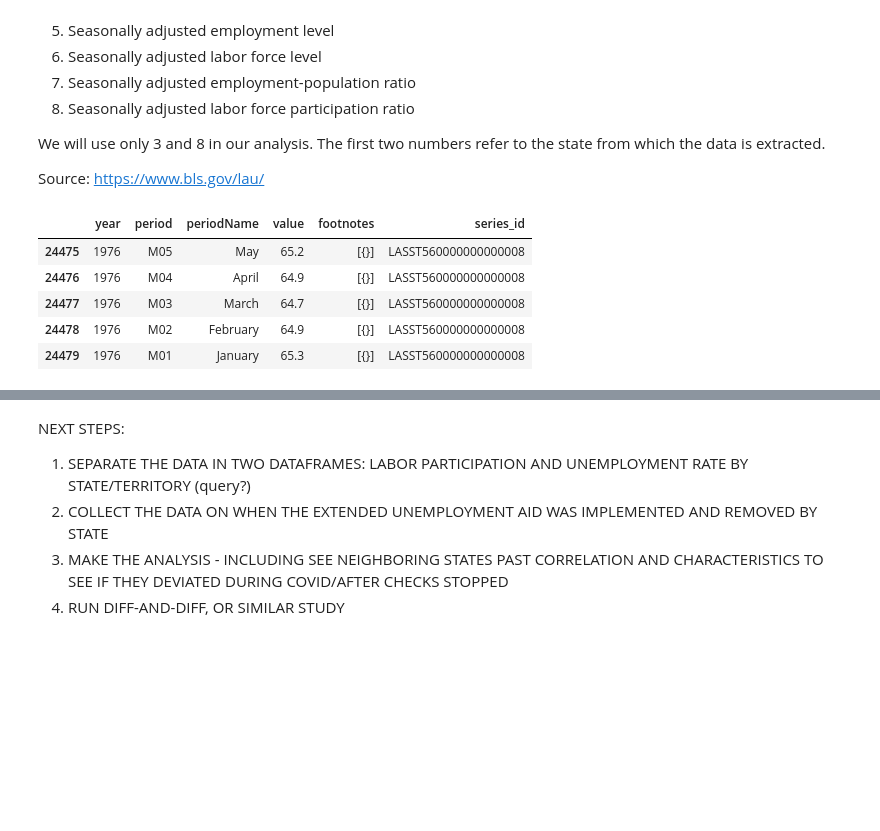
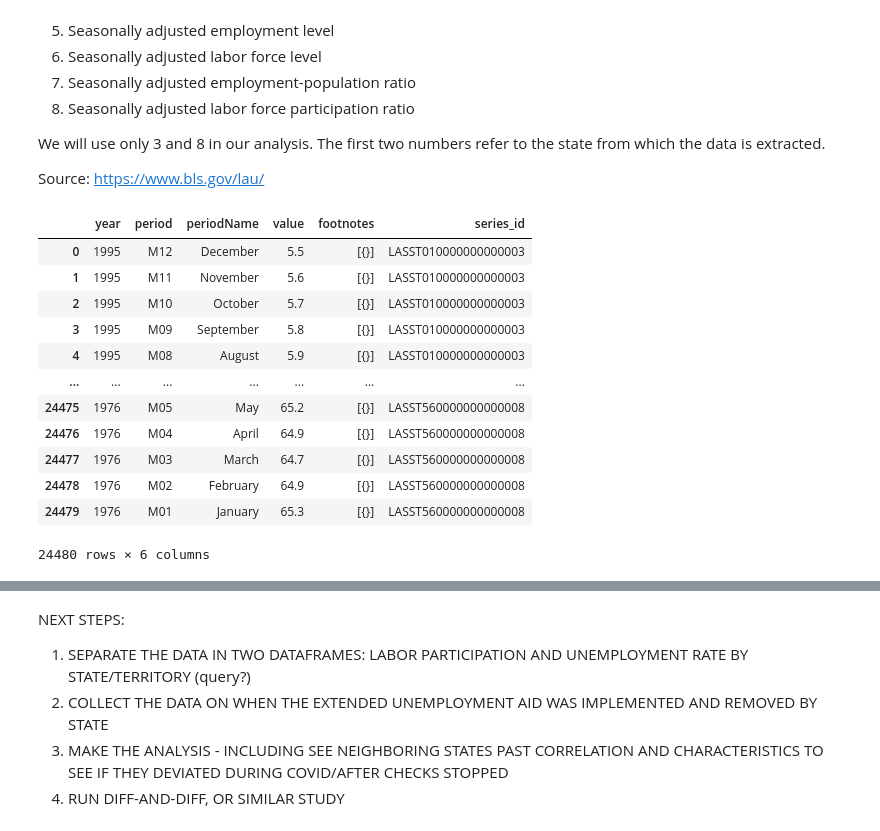
Before and after one commit to vgm236/ferrante_moreira_data_project, a Jupyter notebook: app/ferrante_moreira_project.ipynb, the cells around one changed output, grey strips where cells are left out. Drawn from its saved outputs; the diff is of its cells as text; code cells hidden in the pictures; blank space fills up the shorter version.

```diff
--- a/app/ferrante_moreira_project.ipynb
+++ b/app/ferrante_moreira_project.ipynb
@@ -368,10 +368,10 @@ series_ids = [
 ]
 
 # make requests, get responses
-responses = request_for_series(series_ids, "1976", "2020", apikey=apikey)
+responses1 = request_for_series(series_ids, "1976", "1995", apikey=apikey)
 
 # validate the responses
-[check_response(r) for r in responses]
+[check_response(r) for r in responses1]
 
 # extract data and metadata from responses
-df, metadata = unpack_all_responses(responses)
+df1, metadata1 = unpack_all_responses(responses1)
@@ -378,10 +386,17 @@ df, metadata = unpack_all_responses(responses)
 # %%
-df.tail()
+df1
 # %% [output]
 |  | year | period | periodName | value | footnotes | series_id |
+| 0 | 1995 | M12 | December | 5.5 | [{}] | LASST010000000000003 |
+| 1 | 1995 | M11 | November | 5.6 | [{}] | LASST010000000000003 |
+| 2 | 1995 | M10 | October | 5.7 | [{}] | LASST010000000000003 |
+| 3 | 1995 | M09 | September | 5.8 | [{}] | LASST010000000000003 |
+| 4 | 1995 | M08 | August | 5.9 | [{}] | LASST010000000000003 |
+| ... | ... | ... | ... | ... | ... | ... |
 | 24475 | 1976 | M05 | May | 65.2 | [{}] | LASST560000000000008 |
 | 24476 | 1976 | M04 | April | 64.9 | [{}] | LASST560000000000008 |
 | 24477 | 1976 | M03 | March | 64.7 | [{}] | LASST560000000000008 |
 | 24478 | 1976 | M02 | February | 64.9 | [{}] | LASST560000000000008 |
 | 24479 | 1976 | M01 | January | 65.3 | [{}] | LASST560000000000008 |
+24480 rows × 6 columns
 # %%
```
Also changed, not shown: parts of 8 cells of this notebook.
